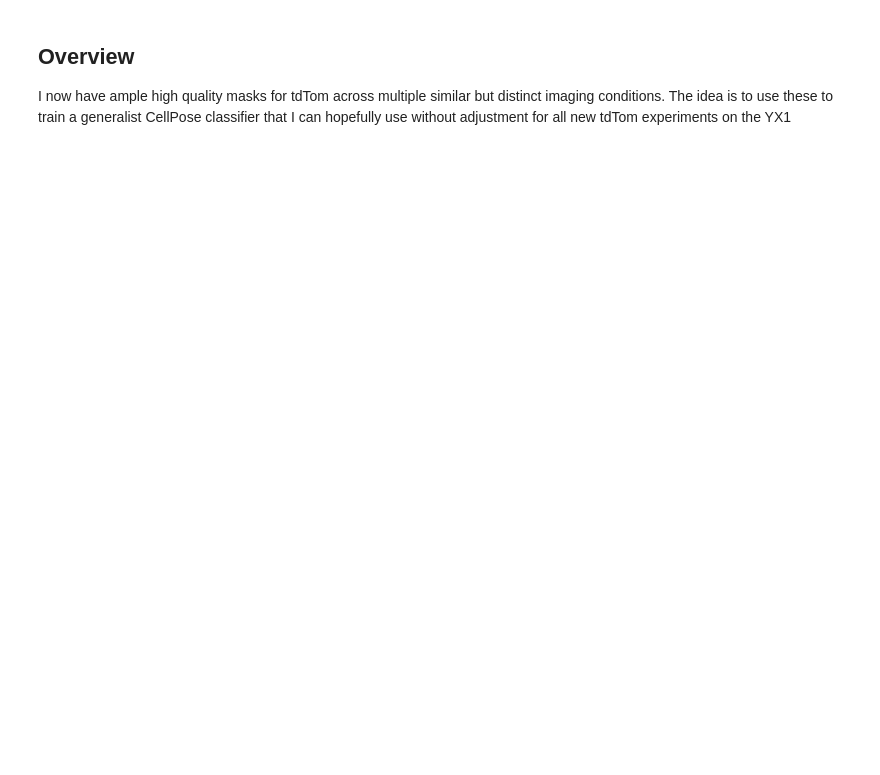
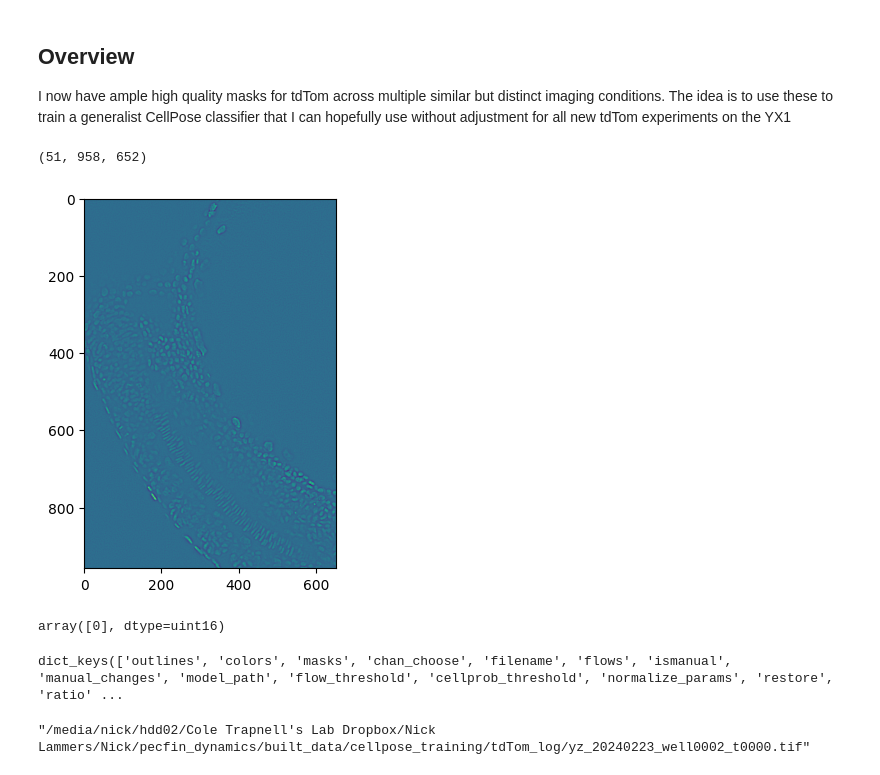
Before and after one commit to nlammers371/pecfin_dynamics, a Jupyter notebook: results/20240621/make_cellpose_training_data.ipynb, the cells around one changed output. Saved outputs shown, nothing was run; the diff lists cells and outputs as text; code cells hidden in the pictures; blank space fills up the shorter version.

```diff
--- a/results/20240621/make_cellpose_training_data.ipynb
+++ b/results/20240621/make_cellpose_training_data.ipynb
@@ -4,8 +8,9 @@ I now have ample high quality masks for tdTom across multiple similar but distin
 # %%
 # get paths to old  data files
 experiment_date_vec = ["20240223", "20240424", "20240425"]
-mask_root = "/media/nick/hdd02/Cole Trapnell's Lab Dropbox/Nick Lammers/Nick/pecfin_dynamics/built_data/stitched_labels/"
-zarr_root = "/media/nick/hdd01/old_pecfin_data/built_data/"
+mask_root = "/media/nick/hdd02/Cole Trapnell's Lab Dropbox/Nick Lammers/Nick/pecfin_dynamics/built_data/stitched_labels_archive/"
+zarr_root = "/media/nick/hdd02/Cole Trapnell's Lab Dropbox/Nick Lammers/Nick/pecfin_dynamics/built_data/zarr_image_files/"
+# zarr_root = "/media/nick/hdd01/old_pecfin_data/built_data/"
 model_name_vec = ["log-v5", "log-v3", "log-v3"]
 nuclear_channel_vec = [0, 1, 1]
 channel_names_vec = [["H2B-tdTom"], ["tbx5a-StayGold", "H2B-tdTom"], ["tbx5a-StayGold", "H2B-tdTom"]]
@@ -14,4 +19,4 @@ channel_names_vec = [["H2B-tdTom"], ["tbx5a-StayGold", "H2B-tdTom"], ["tbx5a-Sta
 out_dir = "/media/nick/hdd02/Cole Trapnell's Lab Dropbox/Nick Lammers/Nick/pecfin_dynamics/built_data/cellpose_training/tdTom_log/"
 
 # set export parameters
-n_points_per_well = 10
+n_points_per_well = 3
@@ -17,0 +129,14 @@ n_points_per_well = 10
+# %%
+zyx_image.shape
+# %% [output]
+(51, 958, 652)
+# %%
+from matplotlib import pyplot as plt
+plt.imshow(im_xy)
+plt.show()
+# %% [output]
+[figure, added]
+# %%
+np.unique(zyx_mask)
+# %% [output]
+array([0], dtype=uint16)
@@ -17,0 +147,9 @@ n_points_per_well = 10
+# %%
+test = test_labels.tolist()
+test.keys()
+# %% [output]
+dict_keys(['outlines', 'colors', 'masks', 'chan_choose', 'filename', 'flows', 'ismanual', 'manual_changes', 'model_path', 'flow_threshold', 'cellprob_threshold', 'normalize_params', 'restore', 'ratio' ...
+# %%
+test["filename"]
+# %% [output]
+"/media/nick/hdd02/Cole Trapnell's Lab Dropbox/Nick Lammers/Nick/pecfin_dynamics/built_data/cellpose_training/tdTom_log/yz_20240223_well0002_t0000.tif"
```
Also changed, not shown: parts of 3 cells of this notebook, 5 other files.
